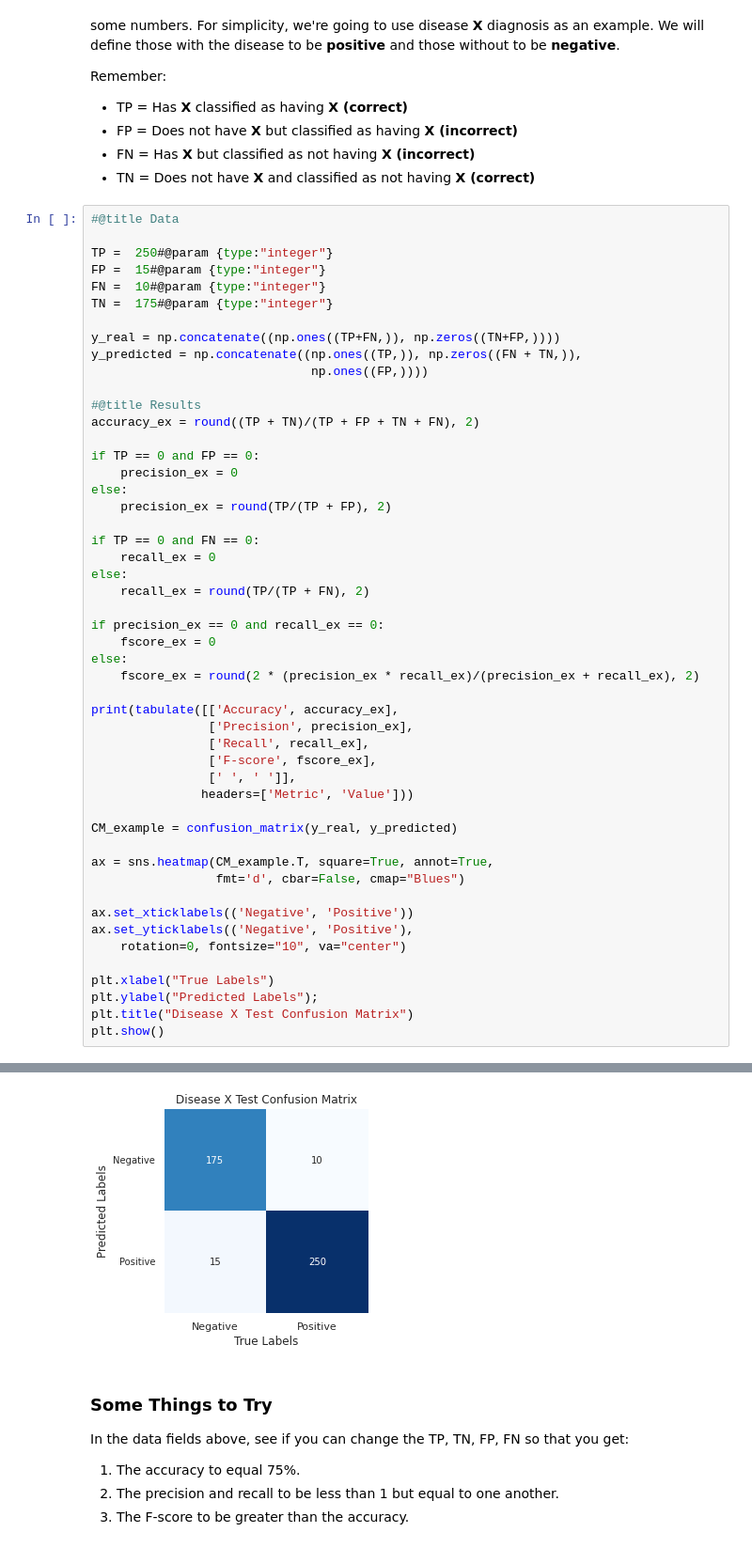
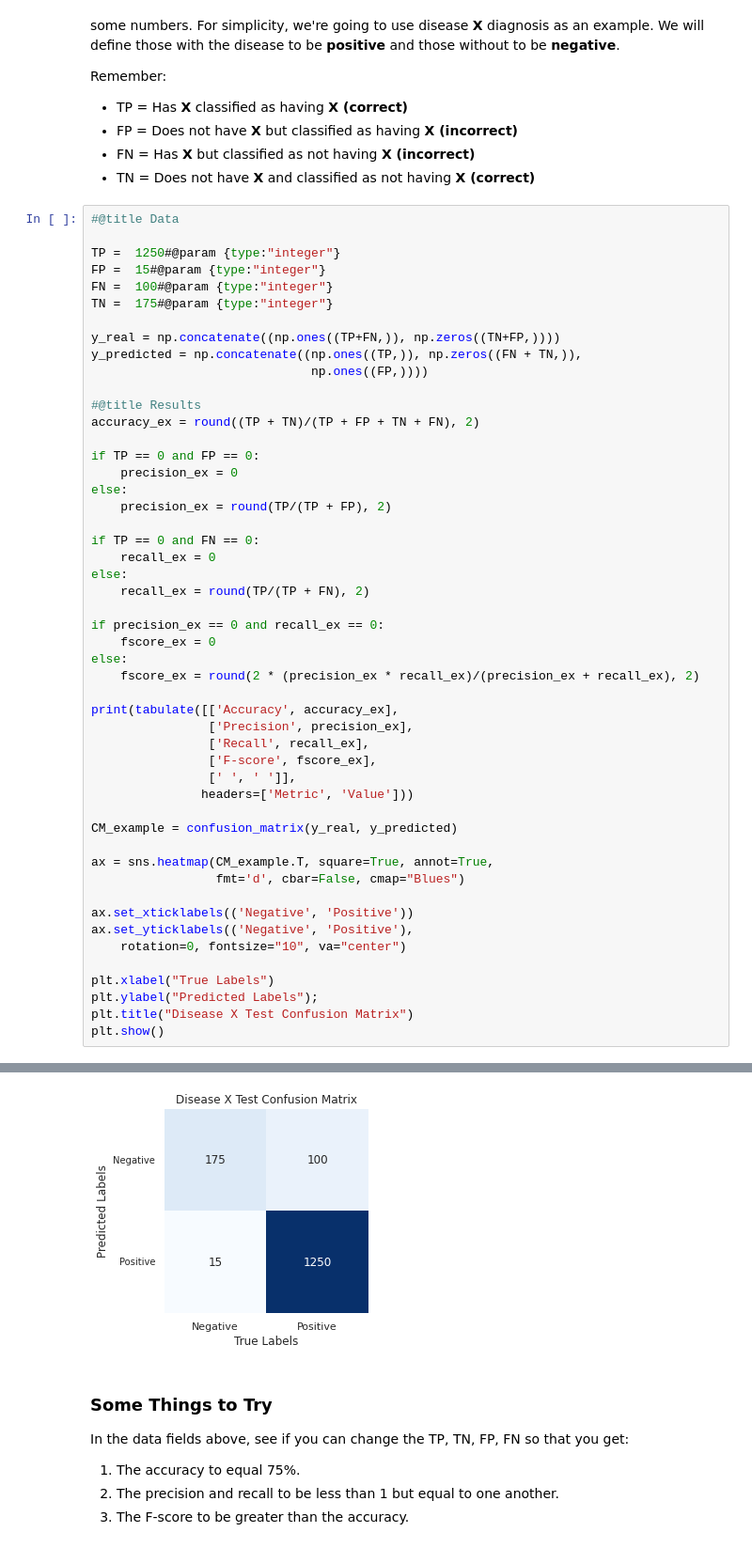
Before and after one commit to kpjaskie/SenSIP21, a Jupyter notebook: 5_Machine_Learning_Classification.ipynb, the cells around one changed output, grey strips where cells are left out. Shown at 94% size. Drawn from its saved outputs; the diff is of its cells as text.

```diff
--- a/5_Machine_Learning_Classification.ipynb
+++ b/5_Machine_Learning_Classification.ipynb
@@ -296,9 +300,9 @@ Remember:
 # %%
 #@title Data
 
-TP =  250#@param {type:"integer"}
+TP =  1250#@param {type:"integer"}
 FP =  15#@param {type:"integer"}
-FN =  10#@param {type:"integer"}
+FN =  100#@param {type:"integer"}
 TN =  175#@param {type:"integer"}
 
 y_real = np.concatenate((np.ones((TP+FN,)), np.zeros((TN+FP,))))
@@ -353,4 +357,4 @@ F-score    0.95
-[figure, old version]
+[figure, new version]
 # %% [markdown]
 ### Some Things to Try
 
```
Also changed, not shown: parts of 38 cells of this notebook.
